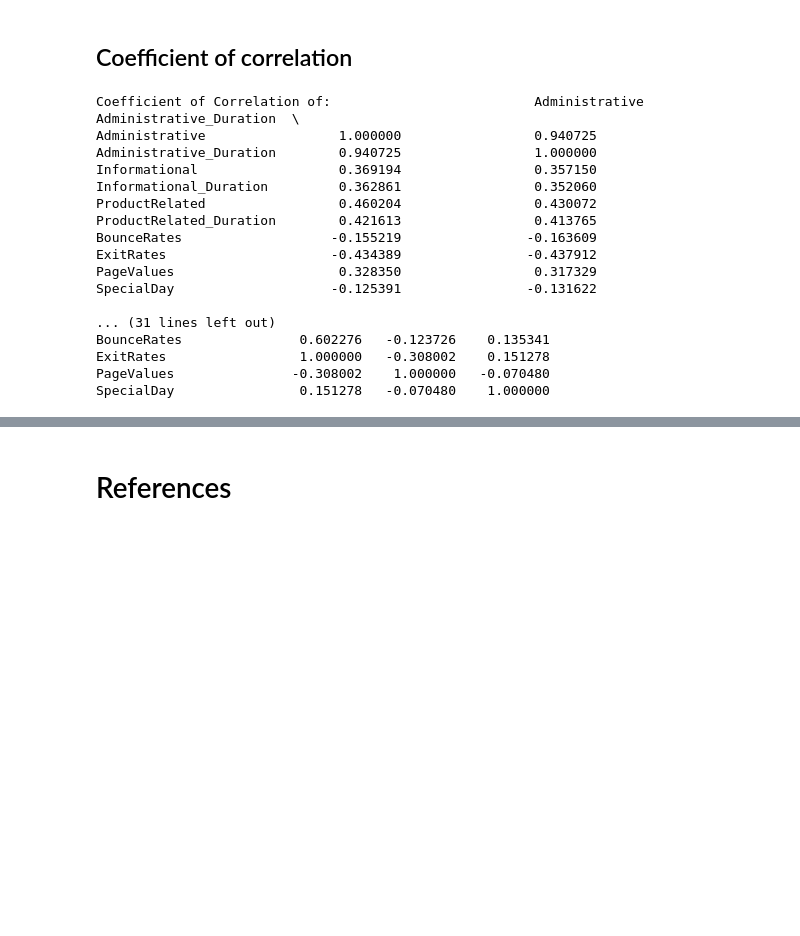
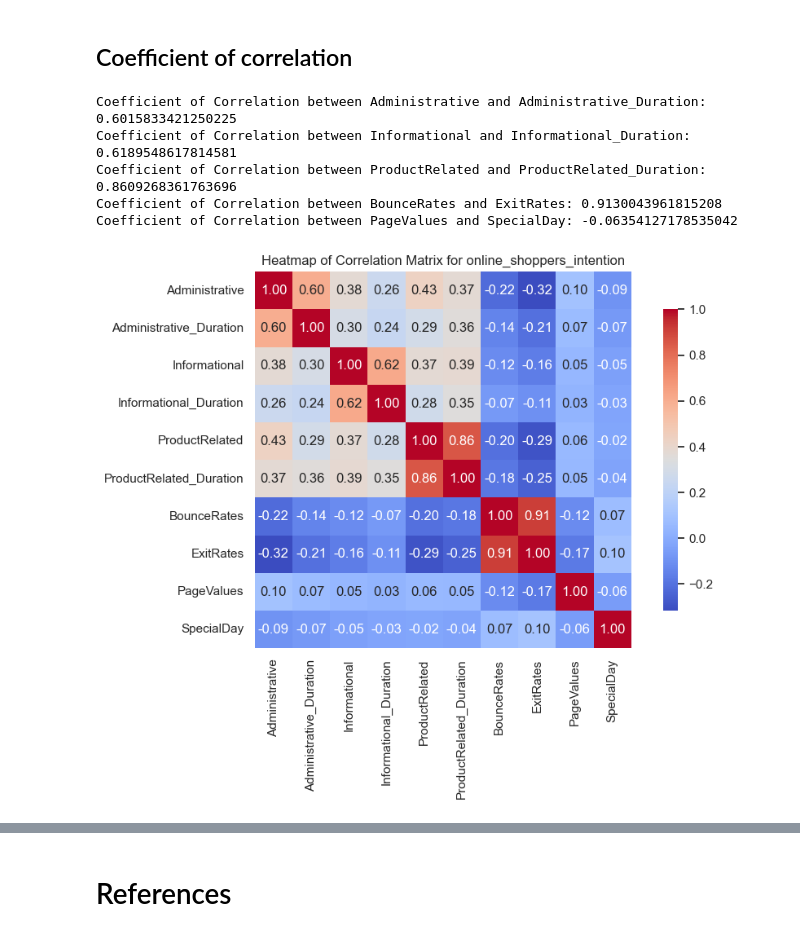
Before and after one commit to 2026362-Silvia/Statistic, a Jupyter notebook: 2nd Assessment/2026362_SilviaSolanoMarchini_Statistic_2ndAssesment.ipynb, the cells around one changed output, grey strips where cells are left out. Drawn from its saved outputs; the diff is of its cells as text; code cells hidden in the pictures; blank space fills up the shorter version.

```diff
--- a/2nd Assessment/2026362_SilviaSolanoMarchini_Statistic_2ndAssesment.ipynb
+++ b/2nd Assessment/2026362_SilviaSolanoMarchini_Statistic_2ndAssesment.ipynb
@@ -510,23 +522,42 @@ Z-score of SpecialDay | Outliers (|Z| > 3): 479 | Max Z: 4.72
 ## Coefficient of correlation
 # %%
 # Calculate the coefficient of correlation of numerical features
-correlation = df[col].corr(method="spearman")
-print(f"Coefficient of Correlation of: {correlation}")
+correlation = df['Administrative'].corr(df['Administrative_Duration'])
+print(f"Coefficient of Correlation between Administrative and Administrative_Duration: {correlation}")
+
+correlation = df['Informational'].corr(df['Informational_Duration'])
+print(f"Coefficient of Correlation between Informational and Informational_Duration: {correlation}")
+
+correlation = df['ProductRelated'].corr(df['ProductRelated_Duration'])
+print(f"Coefficient of Correlation between ProductRelated and ProductRelated_Duration: {correlation}")
+
+correlation = df['BounceRates'].corr(df['ExitRates'])
+print(f"Coefficient of Correlation between BounceRates and ExitRates: {correlation}")
+
+correlation = df['PageValues'].corr(df['SpecialDay'])
+print(f"Coefficient of Correlation between PageValues and SpecialDay: {correlation}")
 # %% [output]
-Coefficient of Correlation of:                          Administrative  Administrative_Duration  \
-Administrative                 1.000000                 0.940725
-Administrative_Duration        0.940725                 1.000000
-Informational                  0.369194                 0.357150
-Informational_Duration         0.362861                 0.352060
-ProductRelated                 0.460204                 0.430072
-ProductRelated_Duration        0.421613                 0.413765
-BounceRates                   -0.155219                -0.163609
-ExitRates                     -0.434389                -0.437912
-PageValues                     0.328350                 0.317329
-SpecialDay                    -0.125391                -0.131622
-
-... (31 lines left out)
-BounceRates               0.602276   -0.123726    0.135341
-ExitRates                 1.000000   -0.308002    0.151278
-PageValues               -0.308002    1.000000   -0.070480
-SpecialDay                0.151278   -0.070480    1.000000
+Coefficient of Correlation between Administrative and Administrative_Duration: 0.6015833421250225
+Coefficient of Correlation between Informational and Informational_Duration: 0.6189548617814581
+Coefficient of Correlation between ProductRelated and ProductRelated_Duration: 0.8609268361763696
+Coefficient of Correlation between BounceRates and ExitRates: 0.9130043961815208
+Coefficient of Correlation between PageValues and SpecialDay: -0.06354127178535042
+# %%
+# Select only numeric columns for correlation calculation
+numeric_df = df.select_dtypes(include=['float64', 'int64'])
+
+# Calculate the correlation matrix
+correlation_matrix = numeric_df.corr()
+
+# Set up the matplotlib figure
+plt.figure(figsize=(10, 6))
+
+# Create a heatmap with the correlation matrix
+sns.heatmap(correlation_matrix, annot=True, fmt='.2f', cmap='coolwarm', square=True, cbar_kws={"shrink": .8})
+# Set the title
+plt.title('Heatmap of Correlation Matrix for online_shoppers_intention')
+
+# Show the plot
+plt.show()
+# %% [output]
+[figure, added]
```
Also changed, not shown: parts of 3 cells of this notebook.
